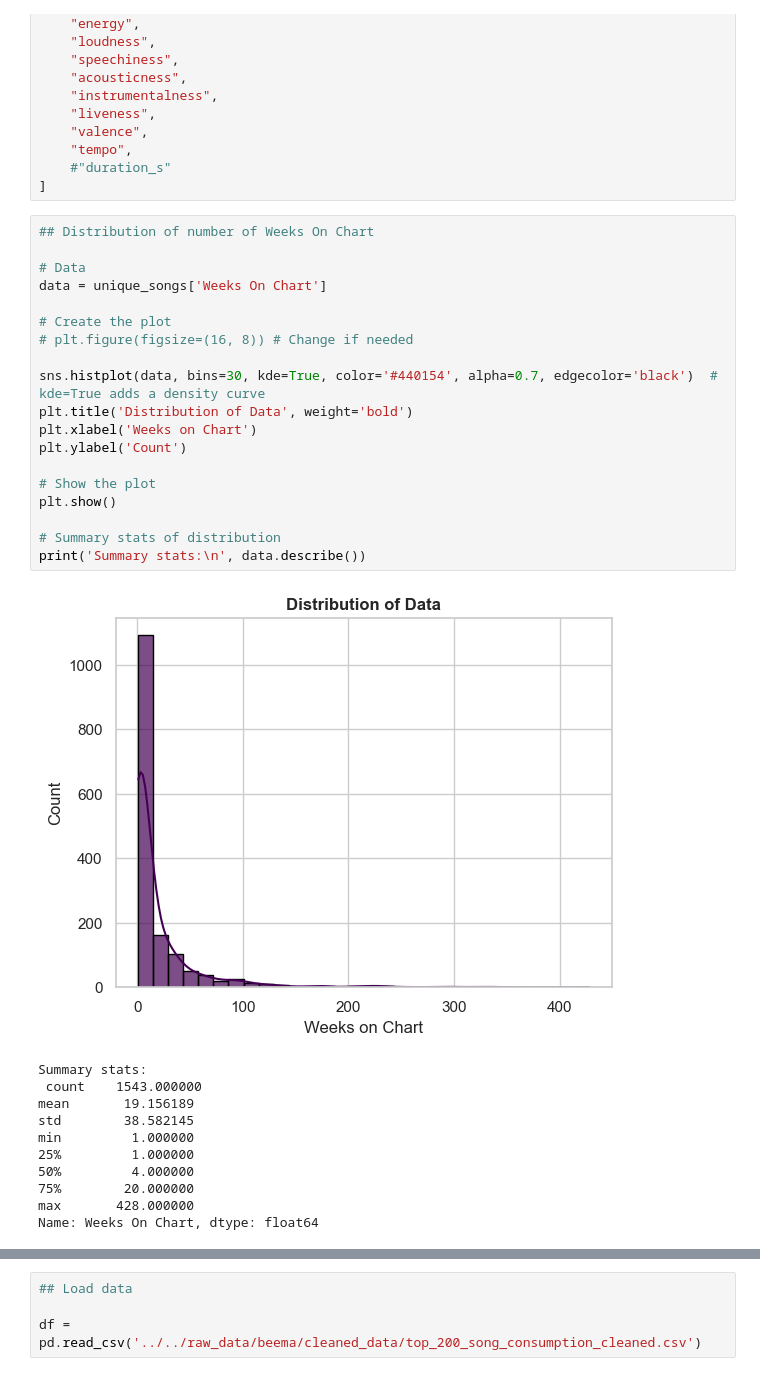
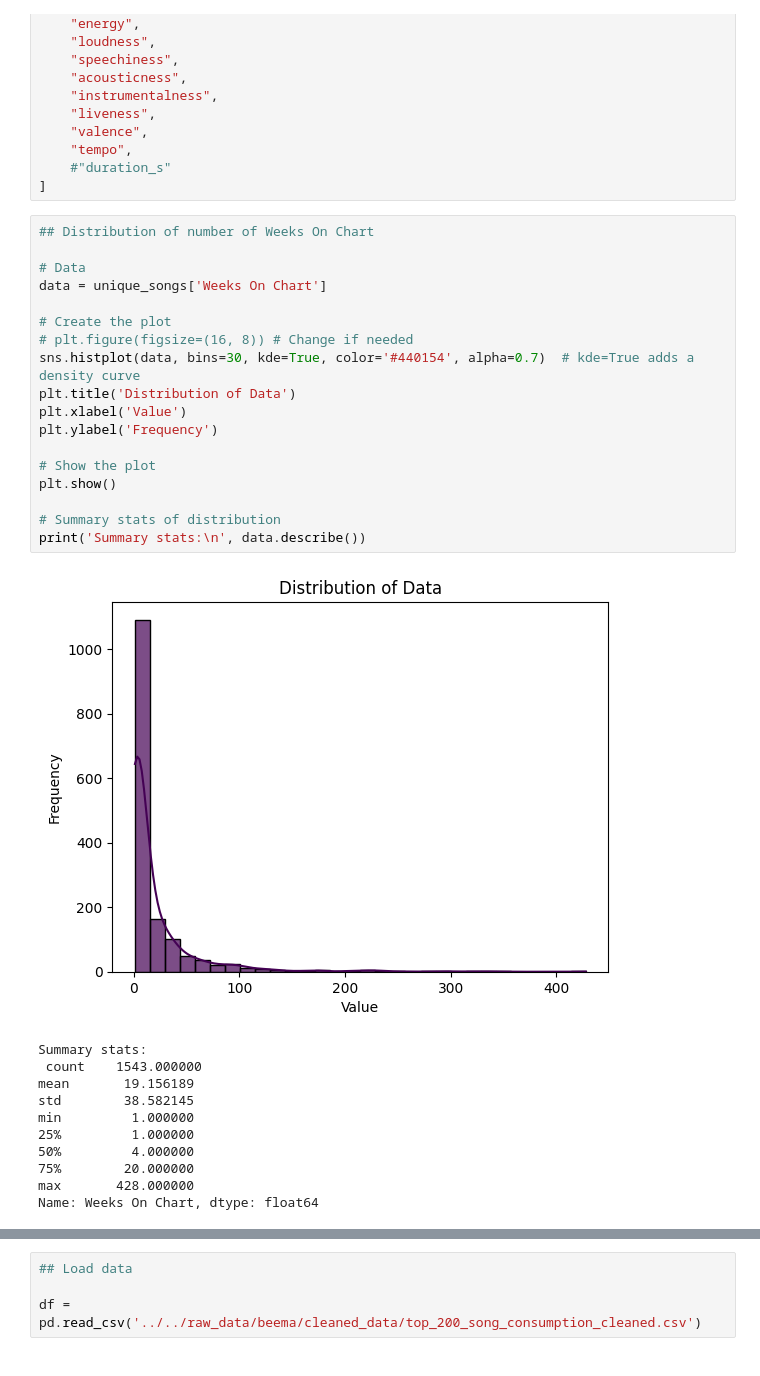
Before and after one commit to FrostNT1/Music-Industry-Insights, a Jupyter notebook: experiments/Beema/03_all_beema_code.ipynb, the cells around one changed output, grey strips where cells are left out. Cells and saved outputs as stored; diff of their text form.

```diff
--- a/experiments/Beema/03_all_beema_code.ipynb
+++ b/experiments/Beema/03_all_beema_code.ipynb
@@ -47,24 +47,23 @@ song_features = [
 # %%
 ## Distribution of number of Weeks On Chart
 
 # Data
 data = unique_songs['Weeks On Chart']
 
 # Create the plot
 # plt.figure(figsize=(16, 8)) # Change if needed
-
-sns.histplot(data, bins=30, kde=True, color='#440154', alpha=0.7, edgecolor='black')  # kde=True adds a density curve
-plt.title('Distribution of Data', weight='bold')
-plt.xlabel('Weeks on Chart')
-plt.ylabel('Count')
+sns.histplot(data, bins=30, kde=True, color='#440154', alpha=0.7)  # kde=True adds a density curve
+plt.title('Distribution of Data')
+plt.xlabel('Value')
+plt.ylabel('Frequency')
 
 # Show the plot
 plt.show()
 
 # Summary stats of distribution
 print('Summary stats:\n', data.describe())
 # %% [output]
-[figure, old version]
+[figure, new version]
 Summary stats:
  count    1543.000000
 mean       19.156189
```
Also changed, not shown: parts of 6 cells of this notebook.
